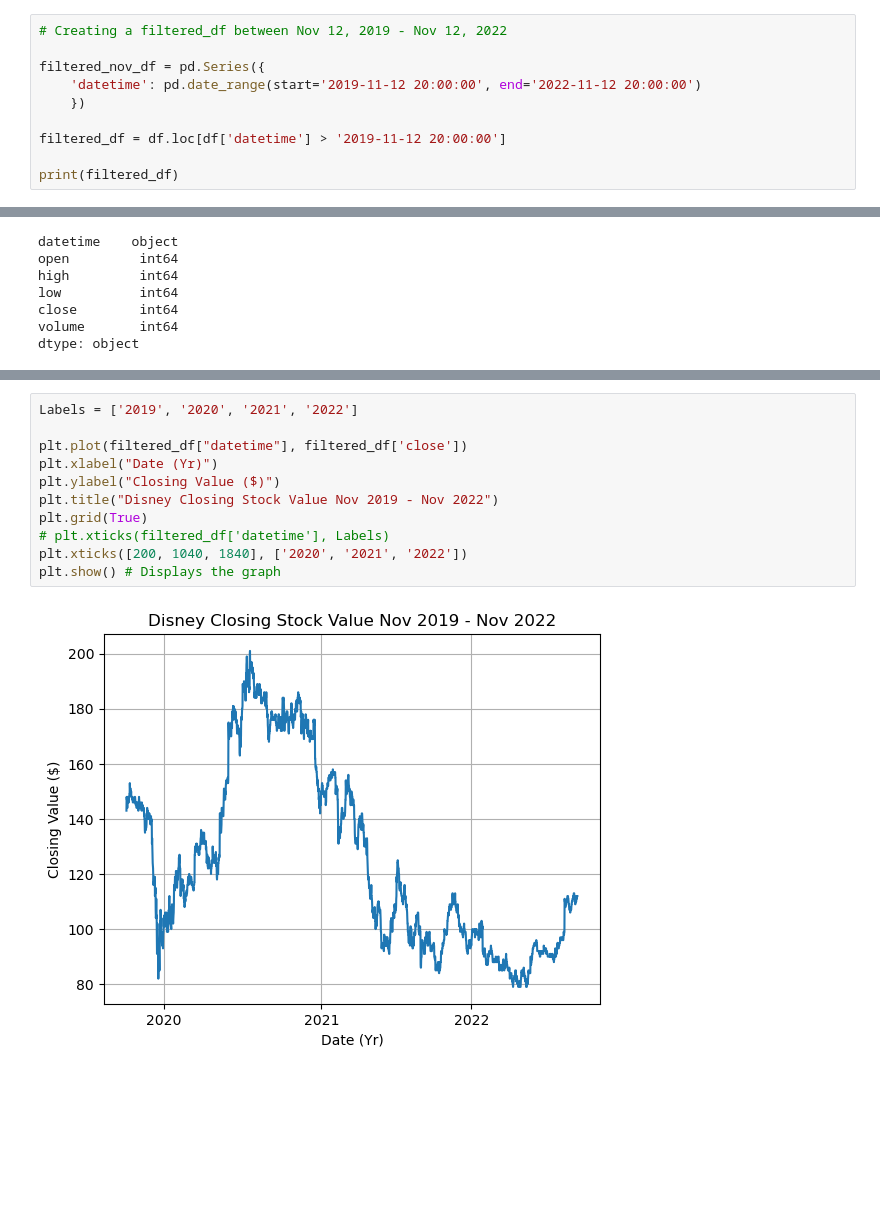
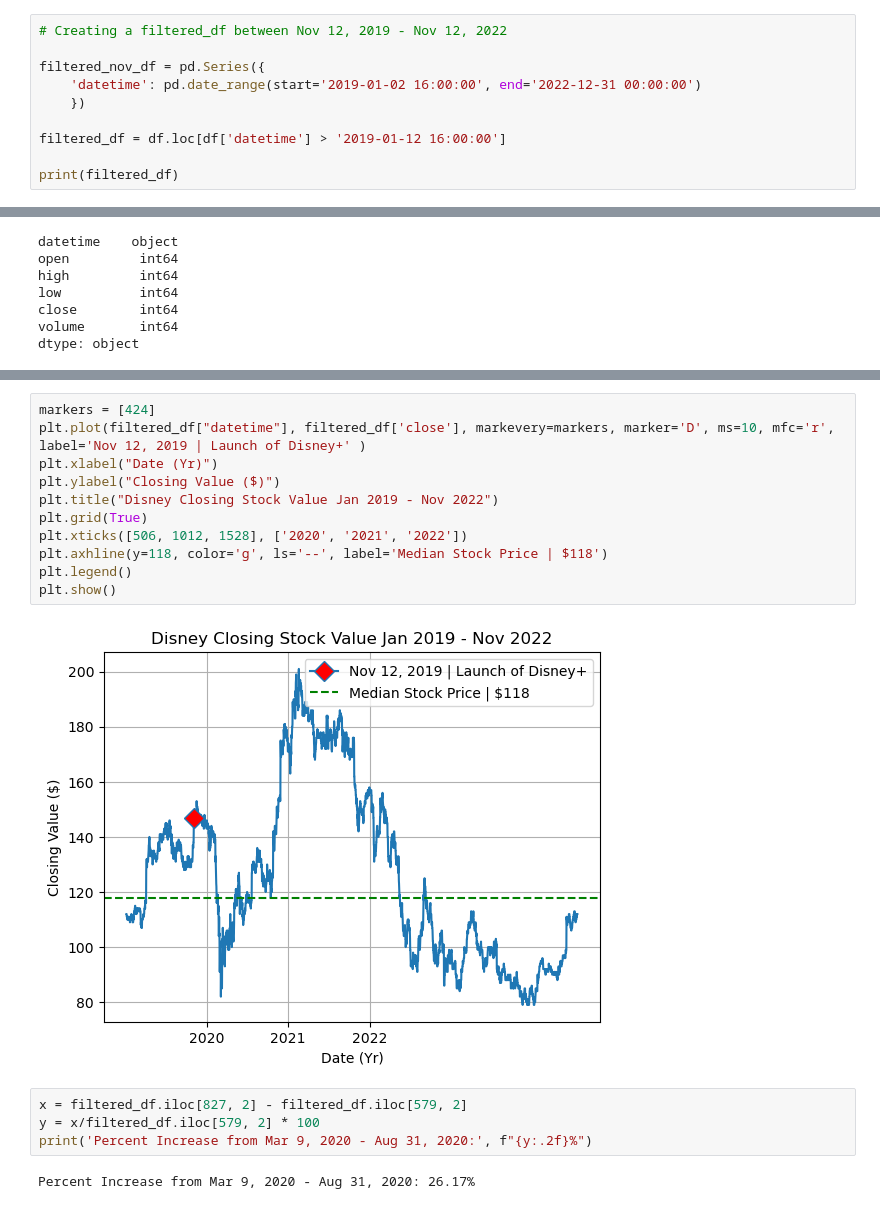
Before and after one commit to ro-the-creator/Disney---Streaming-Business-Analysis, a Jupyter notebook: data/DS_stock.ipynb, the cells around one changed output, grey strips where cells are left out. Cells and saved outputs as stored; diff of their text form; blank space fills up the shorter version.

Commit message:
added DS_stock analysis

```diff
--- a/data/DS_stock.ipynb
+++ b/data/DS_stock.ipynb
@@ -11,10 +11,10 @@ df = pd.read_csv("/Users/Marcy_Student/Desktop/m0-Final_Project/data/DIS.US_H4.c
 # Creating a filtered_df between Nov 12, 2019 - Nov 12, 2022
 
 filtered_nov_df = pd.Series({
-    'datetime': pd.date_range(start='2019-11-12 20:00:00', end='2022-11-12 20:00:00')
+    'datetime': pd.date_range(start='2019-01-02 16:00:00', end='2022-12-31 00:00:00')
     })
 
-filtered_df = df.loc[df['datetime'] > '2019-11-12 20:00:00']
+filtered_df = df.loc[df['datetime'] > '2019-01-12 16:00:00']
 
 print(filtered_df)
 # %% [output]
@@ -96,13 +96,19 @@ IQR : $ 54.0
 # %%
-Labels = ['2019', '2020', '2021', '2022']
-
-plt.plot(filtered_df["datetime"], filtered_df['close'])
+markers = [424]
+plt.plot(filtered_df["datetime"], filtered_df['close'], markevery=markers, marker='D', ms=10, mfc='r', label='Nov 12, 2019 | Launch of Disney+' )
 plt.xlabel("Date (Yr)")
 plt.ylabel("Closing Value ($)")
-plt.title("Disney Closing Stock Value Nov 2019 - Nov 2022")
+plt.title("Disney Closing Stock Value Jan 2019 - Nov 2022")
 plt.grid(True)
-# plt.xticks(filtered_df['datetime'], Labels)
-plt.xticks([200, 1040, 1840], ['2020', '2021', '2022'])
-plt.show() # Displays the graph
+plt.xticks([506, 1012, 1528], ['2020', '2021', '2022'])
+plt.axhline(y=118, color='g', ls='--', label='Median Stock Price | $118')
+plt.legend()
+plt.show()
 # %% [output]
-[figure, old version]
+[figure, new version]
+# %%
+x = filtered_df.iloc[827, 2] - filtered_df.iloc[579, 2]
+y = x/filtered_df.iloc[579, 2] * 100
+print('Percent Increase from Mar 9, 2020 - Aug 31, 2020:', f"{y:.2f}%")
+# %% [output]
+Percent Increase from Mar 9, 2020 - Aug 31, 2020: 26.17%
```
Also changed, not shown: parts of 3 cells of this notebook, 4 other files.
